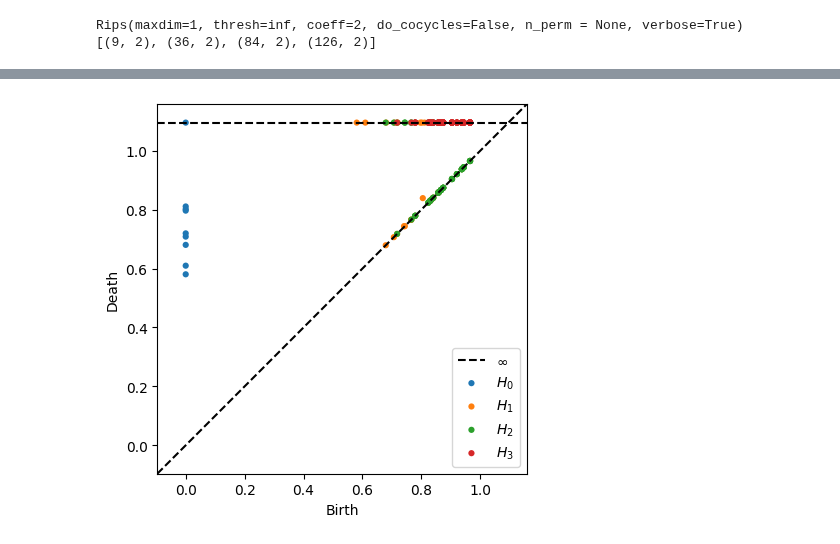
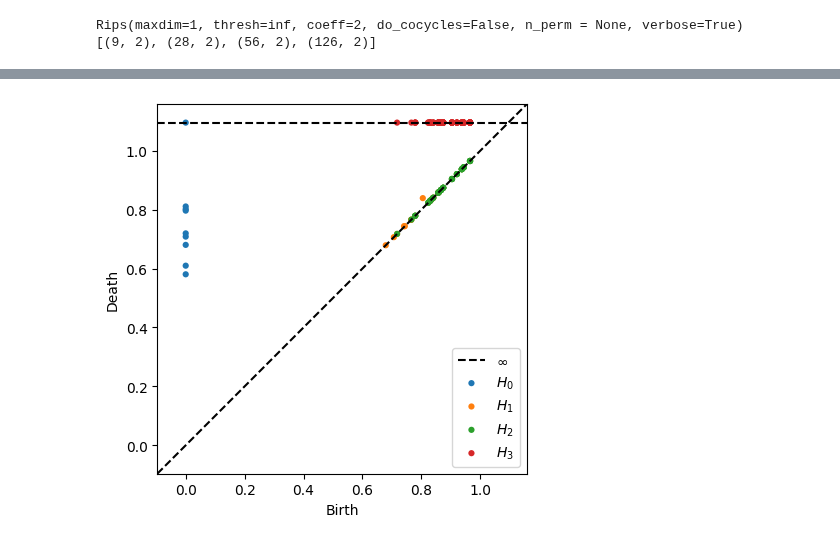
Before and after one commit to aguilin1/tda_ai_text_generation, a Jupyter notebook: tda_ai_text_detection.ipynb, the cells around one changed output, grey strips where cells are left out. Drawn from its saved outputs; the diff is of its cells as text; code cells hidden in the pictures.

```diff
--- a/tda_ai_text_detection.ipynb
+++ b/tda_ai_text_detection.ipynb
@@ -187,7 +186,7 @@ def simplicies(data):
     points = set(itertools.chain.from_iterable(data))
     p = points.copy()
     complexes_by_distance = {
-        0: set([Simplex([a]) for a in p])
+        0.0: set([Simplex([a]) for a in p])
     }
     for simplex, distance in data.items():
       if distance not in complexes_by_distance:
@@ -218,7 +217,7 @@ def filtration(distances, max_distance, debug = False):
     for points in distances.keys():
         for point in points:
             homologies_births[Simplex([point])] = 0
-    homologies_per_epic[0] = set(homologies_births.keys()) | simplices_by_distance[0]
+    homologies_per_epic[0] = set(homologies_births.keys()) | simplices_by_distance[0.0]
 
     if max_distance == 'inf':
         max_distance = max(distances.values())
@@ -246,7 +245,7 @@ def filtration(distances, max_distance, debug = False):
         print(np.count_nonzero(np.matmul(debug_matrix,debug_matrix) % 2))
 
     # print("\t Running persistence algorithm")
-    deaths, homologies, pivots = evaluate(matrix, sorted_simplices)
+    deaths, homologies, pivots, chain_members = evaluate(matrix, sorted_simplices)
 
     if debug:
         debug_matrix = reconstruct_matrix(matrix)
@@ -269,6 +268,8 @@ def filtration(distances, max_distance, debug = False):
 
     still_living = []
     for still_living_homology, birth in homologies_births.items():
+        if still_living_homology in chain_members:
+            continue
         still_living.append((still_living_homology, birth, None))
         homology = still_living_homology
         if isinstance(homology, set):
@@ -322,6 +323,7 @@ def evaluate(matrix, orig_values):
     pivot_to_column = {}
     values = {i: {homology} for i, homology in enumerate(orig_values)}
 
+    members_of_chain = set()
     for column in range(len(orig_values)+1):
         while True:
             if column in matrix.keys():
@@ -337,12 +339,15 @@ def evaluate(matrix, orig_values):
                     values[column].update(values[previous_pivot_column])
                 else:
                     pivot_to_column[lowest_nonzero] = column
+                    for val in values[lowest_nonzero]:
+                        if val != orig_values[lowest_nonzero]:
+                            members_of_chain.add(val)
                     deaths[orig_values[lowest_nonzero]] = orig_values[column]
                     break
             else:
                 break
 
-    return deaths, values, pivot_to_column
+    return deaths, values, pivot_to_column, members_of_chain
 # %%
 import pickle
 
@@ -433,12 +438,12 @@ def plot_persistence_diagram_b(births_deaths, still_living, max_epic):
             dimension = list(homology)[0].dimension() - 1
         else:
             dimension = homology.dimension() - 1
-        # if dimension > 2:
-        #     continue
+        if dimension > 2:
+            continue
         birth = persistence[1]
         death = persistence[2] if persistence[2] is not None else infinity_val
-        if birth == death:
-            continue
+        # if birth == death:
+        #     continue
 
         label = f"H{dimension}" if dimension not in seen_dim else None
         seen_dim.add(dimension)
@@ -500,7 +505,12 @@ plot_persistence_diagram_b(birth_deaths, still_living, max_epic)
 rips = Rips()
 print([a.shape for a in list(dims.values())])
 rips.plot(list(dims.values()))
+
+d = distances(batch_embeddings[0], True)
+
+birth_deaths, still_living, max_epic, dims = filtration(d, 'inf')
+plot_persistence_diagram_b(birth_deaths, still_living, max_epic)
 # %% [output]
 [interactive output not drawn]
 Rips(maxdim=1, thresh=inf, coeff=2, do_cocycles=False, n_perm = None, verbose=True)
-[(9, 2), (36, 2), (84, 2), (126, 2)]
+[(9, 2), (28, 2), (56, 2), (126, 2)]
@@ -507,4 +518,4 @@ Rips(maxdim=1, thresh=inf, coeff=2, do_cocycles=False, n_perm = None, verbose=Tr
-[figure, old version]
+[figure, new version]
 # %%
 import pickle
 import numpy as np
```
Also changed, not shown: parts of 6 cells of this notebook.
